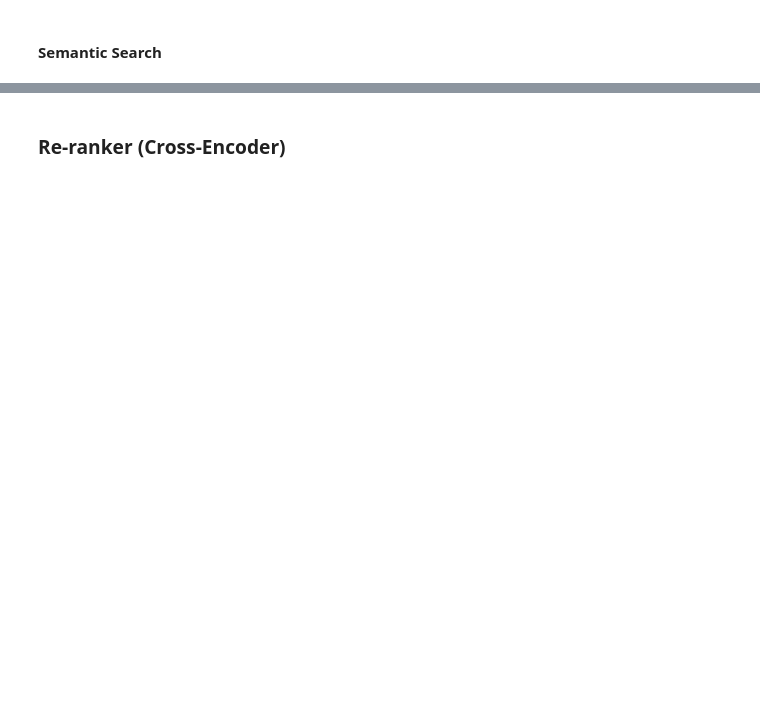
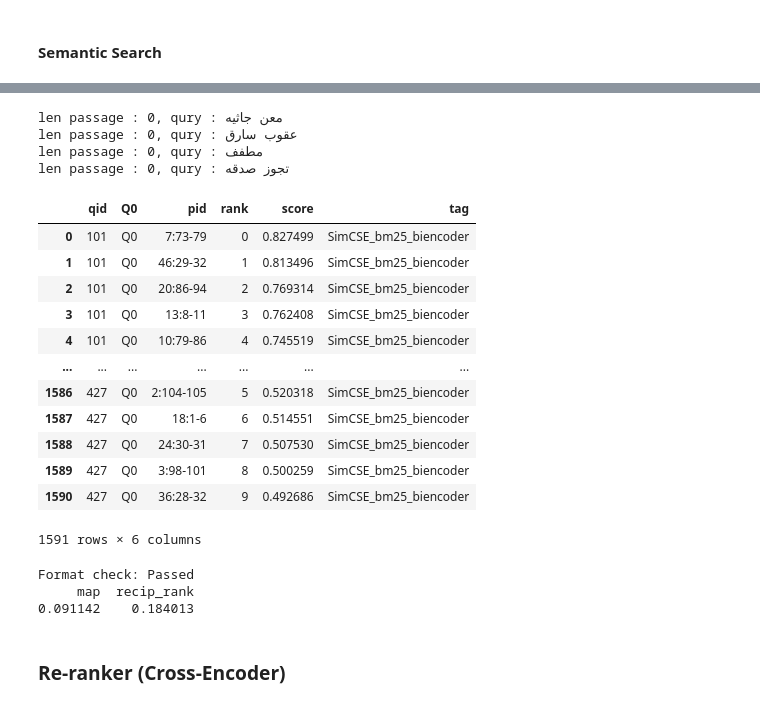
Before and after one commit to ghazaleh-mahmoodi/Quran-QA_2023_Shared-Task, a Jupyter notebook: Task A/code/BM25_baseline.ipynb, the cells around one changed output, grey strips where cells are left out. Cells and saved outputs as stored; diff of their text form; code cells hidden in the pictures; blank space fills up the shorter version.

```diff
--- a/Task A/code/BM25_baseline.ipynb
+++ b/Task A/code/BM25_baseline.ipynb
@@ -441,0 +543,71 @@ Format check: Passed
+# %%
+tag = "SimCSE_bm25_biencoder"
+top_k = 10
+bm25_biencoder_hit= []
+for query in df_query_train['query'].tolist():
+    bm25_result = BM25_model.search(query)
+    bm25_related_passage = bm25_result['docno'].tolist()
+    passage =  df_passage[df_passage['pid'].isin(bm25_related_passage)]['passage'].tolist()
+    try:
+        query_embedding = bi_encoder.encode(query, convert_to_tensor=True, show_progress_bar=False)
+        passage_embeddings = bi_encoder.encode(passage, convert_to_tensor=True, show_progress_bar=False)
+        # TODO
+        '''
+        check similarity between query and passage, with methods is better for this task?
+        util.dot_score
+        util.cos_sim
+        util.pairwise_dot_score
+        util.pairwise_cos_sim
+        '''
+        hit = util.semantic_search(query_embedding, passage_embeddings, top_k=top_k)[0]
+
+        mapping = {index : row['docno'] for index, row in bm25_result.iterrows()}
+
+    except:
+        #len passage is 0 but why ?
+        print(f"len passage : {len(passage)}, qury : {query}")
+        query_embedding = bi_encoder.encode(query, convert_to_tensor=True, show_progress_bar=False)
+        passage = df_passage['passage'].tolist()
+        passage_embeddings = bi_encoder.encode(passage, convert_to_tensor=True, show_progress_bar=False)
+        hit = util.semantic_search(query_embedding, passage_embeddings, top_k=top_k)[0]
+        mapping = {index : row['pid'] for index, row in df_passage.iterrows()}
+
+    for i in range(len(hit)):
+        hit[i]['corpus_id'] = mapping[hit[i]['corpus_id']]
+
+    hit = sorted(hit, key=lambda x: x['score'], reverse=True)
+
+    bm25_biencoder_hit.append(hit)
+# %% [output]
+len passage : 0, qury : معن جاثيه
+len passage : 0, qury : عقوب سارق
+len passage : 0, qury : مطفف
+len passage : 0, qury : تجوز صدقه
+# %%
+bm25_biencoder_hit_df = pd.DataFrame()
+for i in range(len(bm25_biencoder_hit)):
+    for j in range(len(bm25_biencoder_hit[i])):
+        new_record = pd.DataFrame([{"qid": df_query_train['qid'].tolist()[i],
+                "Q0": "Q0",
+                "pid": bm25_biencoder_hit[i][j]['corpus_id'],
+                "rank": j,
+                "score": bm25_biencoder_hit[i][j]['score'],
+                "tag": tag
+            }])
+        bm25_biencoder_hit_df = pd.concat([bm25_biencoder_hit_df, new_record], ignore_index=True)
+# %%
+bm25_biencoder_hit_df
+# %% [output]
+|  | qid | Q0 | pid | rank | score | tag |
+| 0 | 101 | Q0 | 7:73-79 | 0 | 0.827499 | SimCSE_bm25_biencoder |
+| 1 | 101 | Q0 | 46:29-32 | 1 | 0.813496 | SimCSE_bm25_biencoder |
+| 2 | 101 | Q0 | 20:86-94 | 2 | 0.769314 | SimCSE_bm25_biencoder |
+| 3 | 101 | Q0 | 13:8-11 | 3 | 0.762408 | SimCSE_bm25_biencoder |
+| 4 | 101 | Q0 | 10:79-86 | 4 | 0.745519 | SimCSE_bm25_biencoder |
+| ... | ... | ... | ... | ... | ... | ... |
+| 1586 | 427 | Q0 | 2:104-105 | 5 | 0.520318 | SimCSE_bm25_biencoder |
+| 1587 | 427 | Q0 | 18:1-6 | 6 | 0.514551 | SimCSE_bm25_biencoder |
+| 1588 | 427 | Q0 | 24:30-31 | 7 | 0.507530 | SimCSE_bm25_biencoder |
+| 1589 | 427 | Q0 | 3:98-101 | 8 | 0.500259 | SimCSE_bm25_biencoder |
+| 1590 | 427 | Q0 | 36:28-32 | 9 | 0.492686 | SimCSE_bm25_biencoder |
+1591 rows × 6 columns
@@ -442,3 +616,11 @@ Format check: Passed
+# %%
+! python QQA23_TaskA_eval.py \
+    -r "../data/runs/BM25_BiEncoder.tsv" \
+    -q "../data/qrels/QQA23_TaskA_qrels_train.gold"
+# %% [output]
+Format check: Passed
+     map  recip_rank
+0.091142    0.184013
 # %% [markdown]
 ### Re-ranker (Cross-Encoder)
 # %%
```
Also changed, not shown: parts of 34 cells of this notebook, 8 other files.
